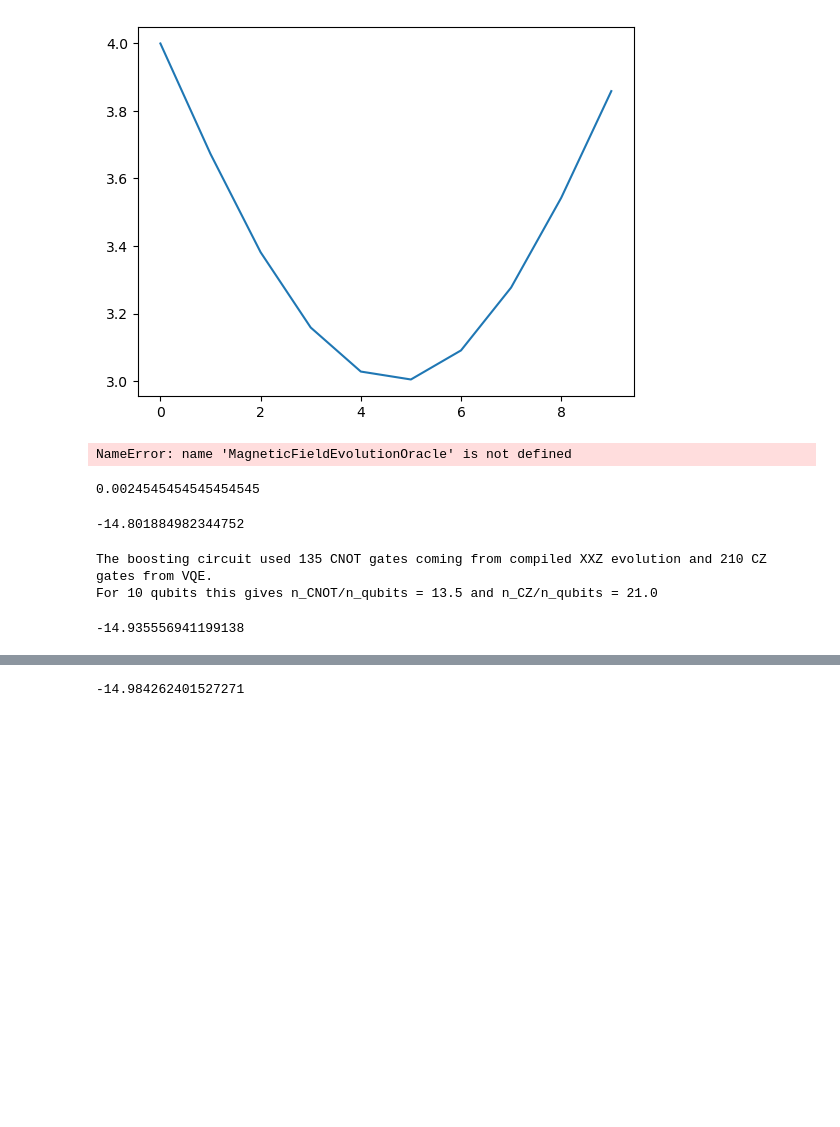
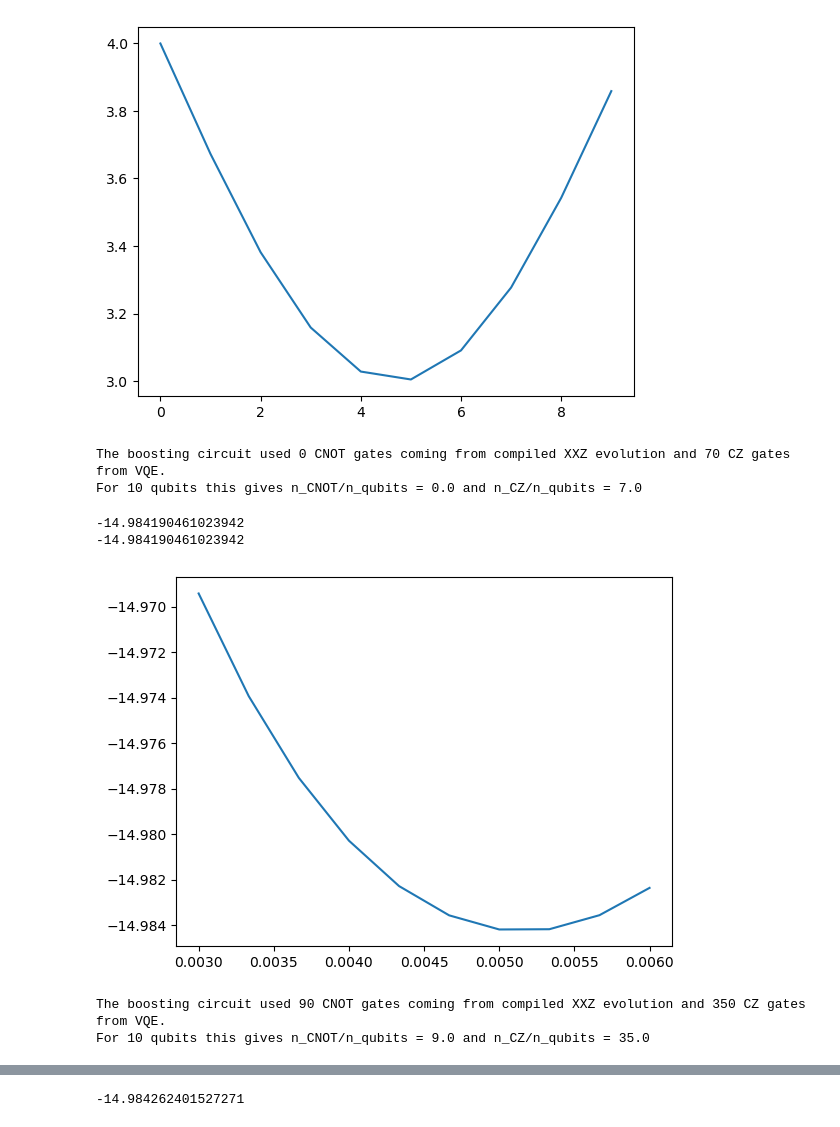
Before and after one commit to qiboteam/boostvqe, a Jupyter notebook: notebooks/gci_circuits_gradient_descent_trials.ipynb, the cells around one changed output, grey strips where cells are left out. Cells and saved outputs as stored; diff of their text form; code cells hidden in the pictures; blank space fills up the shorter version.

```diff
--- a/notebooks/gci_circuits_gradient_descent_trials.ipynb
+++ b/notebooks/gci_circuits_gradient_descent_trials.ipynb
@@ -89,47 +89,40 @@ plt.plot(b_list)
 from boostvqe.models.dbi.group_commutator_iteration_transpiler import *
 from boostvqe.models.dbi.double_bracket_evolution_oracles import *
 
-eo_xxz = XXZ_EvolutionOracle(nqubits, steps = 3, order = 2)
+eo_xxz = XXZ_EvolutionOracle(nqubits, steps = 1, order = 2)
 
 # implement the rotate by VQE on the level of circuits
 fsoe  = VQERotatedEvolutionOracle(eo_xxz, vqe)
 
 # init gci with the vqe-rotated hamiltonian
 gci  = GroupCommutatorIterationWithEvolutionOracles(input_hamiltonian_evolution_oracle=fsoe,
-        mode_double_bracket_rotation=DoubleBracketRotationType.group_commutator_reduced)
+        mode_double_bracket_rotation=DoubleBracketRotationType.group_commutator_third_order_reduced)
 
 gci.print_gate_count_report()
+# %% [output]
+The boosting circuit used 0 CNOT gates coming from compiled XXZ evolution and 70 CZ gates from VQE.
+For 10 qubits this gives n_CNOT/n_qubits = 0.0 and n_CZ/n_qubits = 7.0
 # %%
 # init the generator of the evolution,
 #  this is quite simple - just pass a diagonal SymbolicHamiltonian
 # and because it will be commuting we can use the member function circuit for compiling
 eo_d = MagneticFieldEvolutionOracle(b_list,name = "D(linear)")
-times = np.linspace( 0.001,0.003,30)
+times = np.linspace( 0.003,0.006,10)
 step,loss, losses = gci.choose_step(d = eo_d,times = times)
 print(loss)
 
 plt.plot(times,losses)
-plt.yticks([losses[0],losses[np.argmin(losses)]])
-plt.xticks([times[np.argmin(losses)]])
+#plt.yticks([losses[0],losses[np.argmin(losses)]])
+#plt.xticks([times[np.argmin(losses)]])
 print(min(losses))
 s_gc3 = times[np.argmin(losses)]
 # %% [output]
-NameError: name 'MagneticFieldEvolutionOracle' is not defined
+-14.984190461023942
+-14.984190461023942
+[figure, added]
-# %%
-step
-# %% [output]
-0.0024545454545454545
-# %%
-gci.loss(step, eo_d)
-# %% [output]
--14.801884982344752
 # %%
 gci(step, eo_d)
 gci.print_gate_count_report()
 # %% [output]
-The boosting circuit used 135 CNOT gates coming from compiled XXZ evolution and 210 CZ gates from VQE.
-For 10 qubits this gives n_CNOT/n_qubits = 13.5 and n_CZ/n_qubits = 21.0
+The boosting circuit used 90 CNOT gates coming from compiled XXZ evolution and 350 CZ gates from VQE.
+For 10 qubits this gives n_CNOT/n_qubits = 9.0 and n_CZ/n_qubits = 35.0
-# %%
-gci.h_ref.expectation(gci.get_composed_circuit()().state())
-# %% [output]
--14.935556941199138
```
Also changed, not shown: parts of 27 cells of this notebook, 3 other files.
